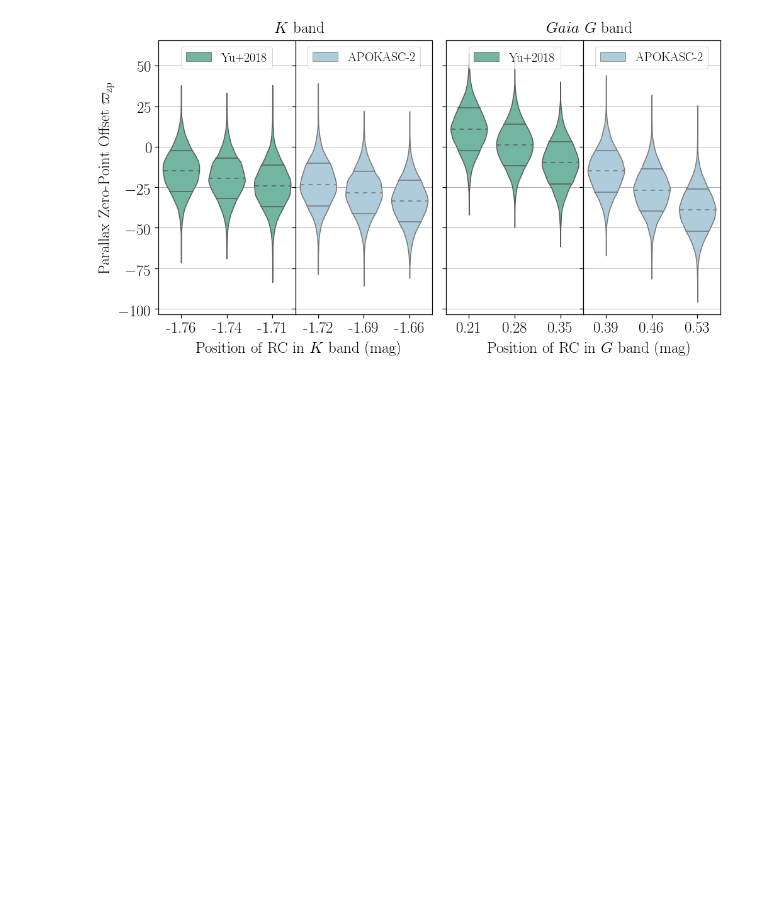
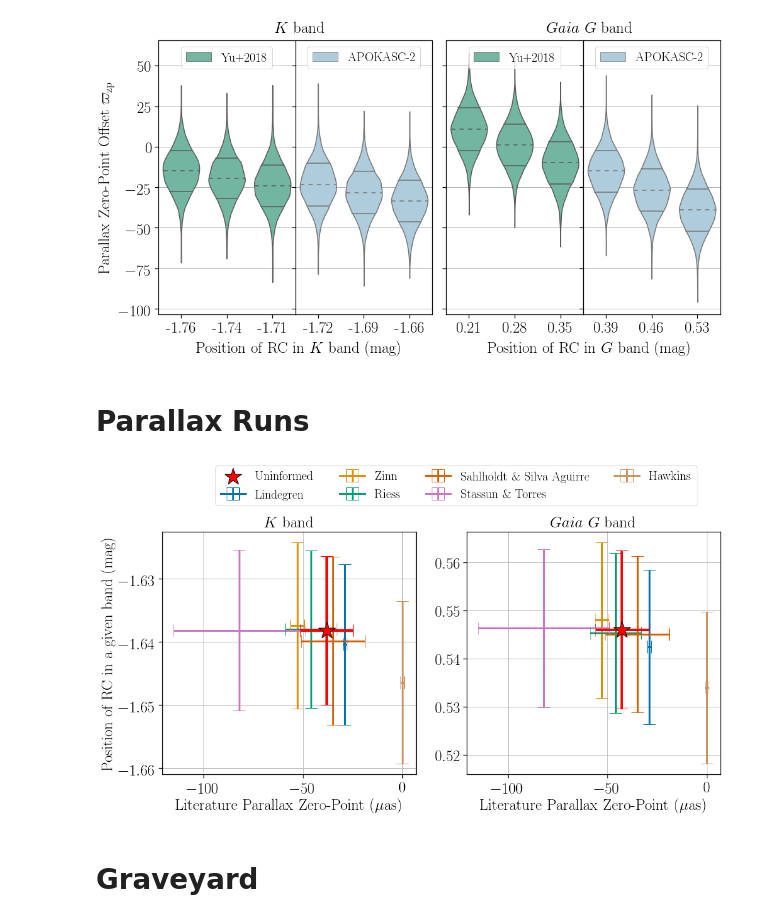
Before and after one commit to ojhall94/GAIA, a Jupyter notebook: Scripts/gaia_paper_plots.ipynb, the cells around one changed output. Drawn from its saved outputs; the diff is of its cells as text; code cells hidden in the pictures; blank space fills up the shorter version.

Commit message:
Plots

```diff
--- a/Scripts/gaia_paper_plots.ipynb
+++ b/Scripts/gaia_paper_plots.ipynb
@@ -199,3 +195,5 @@ plt.savefig('/home/oliver/Dropbox/Papers/Hall+18/Figures/gaia_posteriors_upgrade
 plt.show()
 # %% [output]
 [figure]
+# %% [markdown]
+# Parallax Runs
@@ -201,0 +215,70 @@ plt.show()
+# %%
+loc = os.path.expanduser('~')+'/PhD/Gaia_Project/Output/'+'Parallax_Runs/Highruns/'
+indices = oozps.index.values
+
+df = pd.DataFrame()
+for idx in indices:
+    sdf = pd.read_csv(loc+'K_'+idx+'_pars.csv',index_col=0)
+    sdf['Source'] = idx
+    df = df.append(sdf)
+dfg = pd.DataFrame()
+for idx in indices:
+    sgdf = pd.read_csv(loc+'GAIA_'+idx+'_pars.csv',index_col=0)
+    sgdf['Source'] = idx
+    dfg = dfg.append(sgdf)
+# %%
+fig, (ax, ax2) = plt.subplots(1, 2, figsize=(16, 8))
+
+ax.grid()
+ax.set_axisbelow(True)
+ax2.grid()
+ax2.set_axisbelow(True)
+ax.set_title(r'$K$ band',fontsize=25)
+
+ax2.set_title(r'$Gaia$ $G$ band',fontsize=25)
+
+
+modindices = ['Lindegren','Zinn','Riess','Sahlholdt \& Silva Aguirre','Stassun \& Torres','Hawkins','Uninformed']
+
+
+ax.set_ylabel(r'Position of RC in a given band (mag)', fontsize=25)
+ax.set_xlabel(r'Literature Parallax Zero-Point ($\mu \rm as$)',fontsize=25)
+for n, idx in enumerate(oozps.index.values):
+    if idx == 'Uninformed':
+        sel = df['Source'] == idx
+        (_, caps, _) = ax.errorbar(df[sel].oo_zp,df[sel]['mu'],
+                        yerr=df[sel]['mu_std'], xerr=df[sel].oo_zp_std,
+                        linewidth=4., capsize=10, zorder=2,c='r',label=None)
+        ax.scatter(df[sel].oo_zp, df[sel].mu, marker='*',s=800, c='r', label=modindices[n],zorder=10, edgecolor='k')
+    else:
+        sel = df['Source'] == idx
+        (_, caps, _) = ax.errorbar(oozps.loc[idx]['mu'],df[sel]['mu'],
+                        yerr=df[sel]['mu_std'], xerr=oozps.loc[idx]['spread'],
+                        linewidth=3., capsize=10, label=modindices[n], zorder=1)
+    for cap in caps:
+        cap.set_markeredgewidth(1)
+
+
+ax2.set_xlabel(r'Literature Parallax Zero-Point ($\mu \rm as$)',fontsize=25)
+for n, idx in enumerate(oozps.index.values):
+    if idx == 'Uninformed':
+        sel = dfg['Source'] == idx
+        (_, caps, _) = ax2.errorbar(dfg[sel].oo_zp,dfg[sel]['mu'],
+                        yerr=dfg[sel]['mu_std'], xerr=dfg[sel].oo_zp_std,
+                        linewidth=4., capsize=10, zorder=2,c='r',label=None)
+        ax2.scatter(dfg[sel].oo_zp, dfg[sel].mu, label=None,marker='*',s=800, c='r',zorder=10, edgecolor='k')
+    else:
+        sel = df['Source'] == idx
+        (_, caps, _) = ax2.errorbar(oozps.loc[idx]['mu'],dfg[sel]['mu'],
+                        yerr=dfg[sel]['mu_std'], xerr=oozps.loc[idx]['spread'],
+                        linewidth=3., capsize=10,label=None, zorder=1)
+    for cap in caps:
+        cap.set_markeredgewidth(1)
+
+# fig.tight_layout()
+plt.subplots_adjust(top = 0.8)
+fig.legend(loc='lower center', fontsize=20,ncol=4, bbox_to_anchor=(.5, .85))
+plt.savefig('/home/oliver/Dropbox/Papers/Hall+18/Figures/parallax-results.pdf')
+plt.show()
+# %% [output]
+[figure, added]
@@ -202,3 +287,5 @@ plt.show()
+# %% [markdown]
+# Graveyard
 # %%
 mlk = ['Gaia_K_tempscale_Clump', 'Gaia_APOKASC_K_tempscale_Clump']
 mlg = ['Gaia_GAIA_tempscale_Clump', 'Gaia_APOKASC_GAIA_tempscale_Clump']
```
Also changed, not shown: parts of 6 cells of this notebook, 3 other files.
